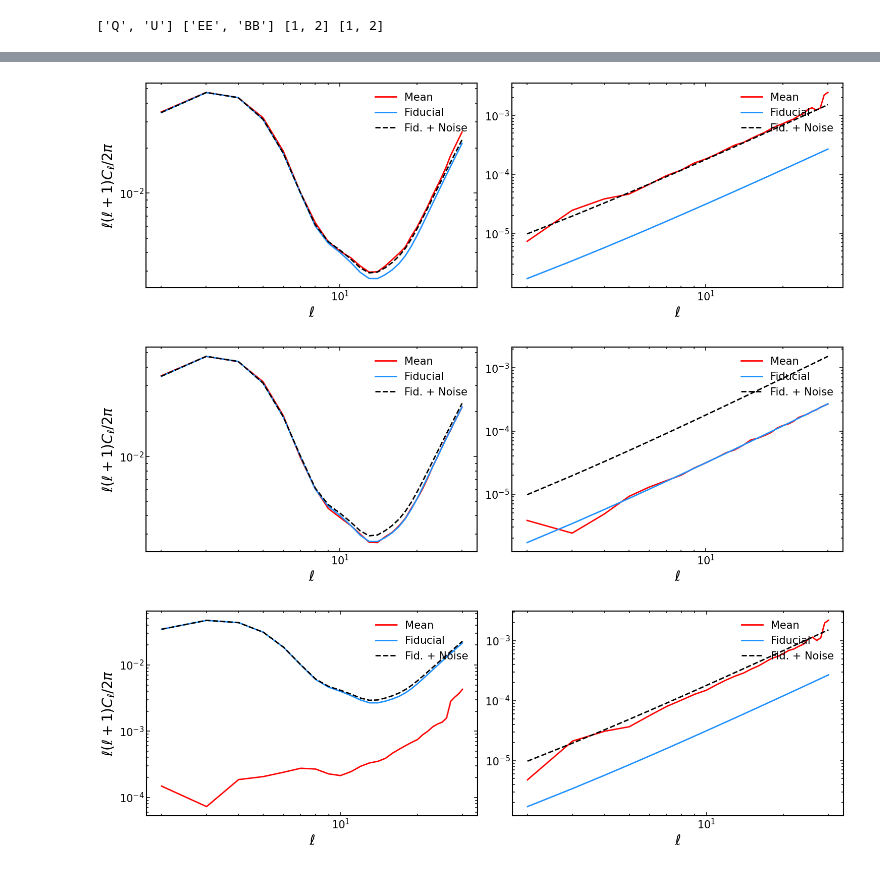
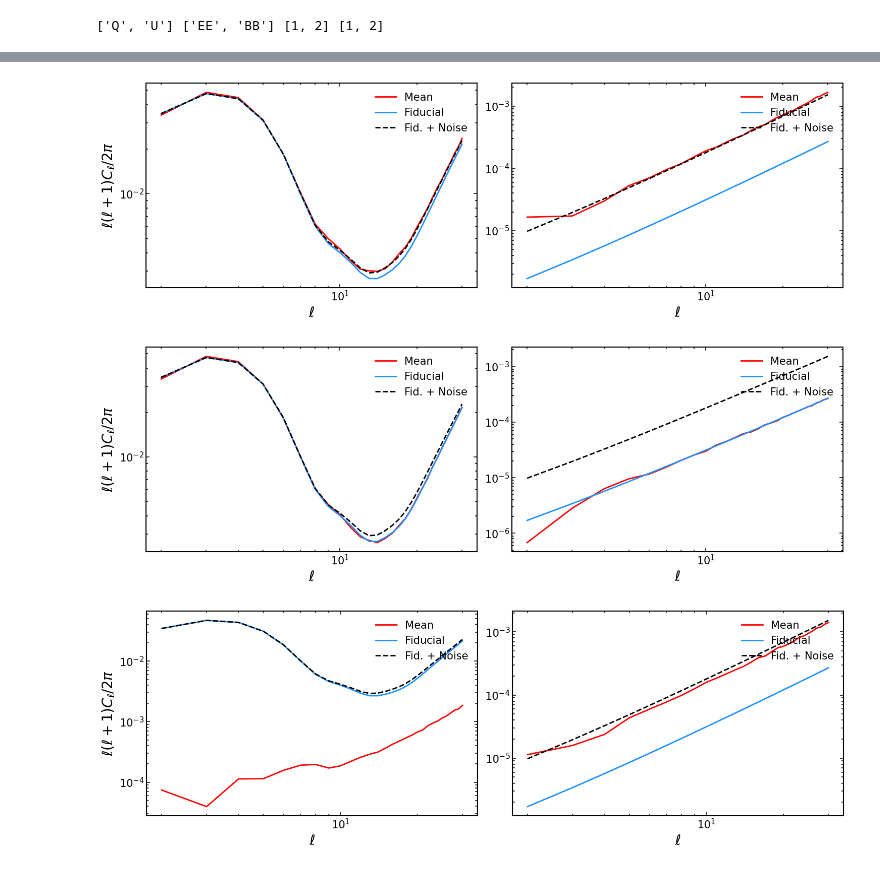
Before and after one commit to ggalloni/LB_handson, a Jupyter notebook: setting_up_the_analysis.ipynb, the cells around one changed output, grey strips where cells are left out. Saved outputs shown, nothing was run; the diff lists cells and outputs as text; code cells hidden in the pictures.

```diff
--- a/setting_up_the_analysis.ipynb
+++ b/setting_up_the_analysis.ipynb
@@ -219,5 +289,17 @@ bins = xqml.Bins.fromdeltal(2, lmax, 1)
 # %%
-esti = xqml.xQML(mask, bins, fiducial_spectrum.T, NA=NoiseVar, NB=NoiseVar, lmax=lmax, bell = bl[:, 2], fwhm=fwhm, spec=spec, pixwin=False, verbose=True)
+esti = xqml.xQML(
+    mask,
+    bins,
+    fiducial_spectrum_qml.T,
+    NA=NoiseVar,
+    NB=NoiseVar,
+    lmax=lmax_qml,
+    bell=bl_qml[:, 2],
+    fwhm=fwhm,
+    spec=spec,
+    pixwin=False,
+    verbose=True,
+)
 # %% [output]
 xQML
 spec:  ['EE', 'BB']
@@ -234,7 +316,7 @@ bool_mask = mask > 0
 
 for i in tqdm(range(N_sims), desc="Cut sky".center(30)):
     mapp = sims[i][istokes][:, bool_mask]
-    cutsky_spectra[i] = esti.get_spectra(mapp, mapp)
+    cutsky_spectra[i] = esti.get_spectra(mapp, mapp)[:, :lmax - 1]
 # %%
 CMB_cutsky_spectra = np.zeros((N_sims, 2, lmax - 1))
 
@@ -242,7 +324,7 @@ bool_mask = mask > 0
 
 for i in tqdm(range(N_sims), desc="Cut sky".center(30)):
     mapp = CMB_sims[i][istokes][:, bool_mask]
-    CMB_cutsky_spectra[i] = esti.get_spectra(mapp, mapp)
+    CMB_cutsky_spectra[i] = esti.get_spectra(mapp, mapp)[:, :lmax - 1]
 # %%
 noise_cutsky_spectra = np.zeros((N_sims, 2, lmax - 1))
 
@@ -250,7 +332,7 @@ bool_mask = mask > 0
 
 for i in tqdm(range(N_sims), desc="Cut sky".center(30)):
     mapp = noise_sims[i][istokes][:, bool_mask]
-    noise_cutsky_spectra[i] = esti.get_spectra(mapp, mapp)
+    noise_cutsky_spectra[i] = esti.get_spectra(mapp, mapp)[:, :lmax - 1]
 # %%
 filename = f"cutsky_spectra_{fsky}fsky_80arcminbeam_1000sims.npy"
 
@@ -274,52 +356,88 @@ fig, ax = plt.subplots(1, 2, figsize=(15, 5))
 
 ax[0].plot(ell, ell_factor * np.mean(cutsky_spectra[:, 0], axis=0), label="Mean")
 ax[0].plot(ell, ell_factor * fiducial_spectrum[2:, 1], label="Fiducial")
-ax[0].plot(ell, ell_factor * (fiducial_spectrum[2:, 1] + noise_spectrum), label="Fid. + Noise", ls = "--", color = "black")
+ax[0].plot(
+    ell,
+    ell_factor * (fiducial_spectrum[2:, 1] + noise_spectrum),
+    label="Fid. + Noise",
+    ls="--",
+    color="black",
+)
 
 ax[1].plot(ell, ell_factor * np.mean(cutsky_spectra[:, 1], axis=0), label="Mean")
 ax[1].plot(ell, ell_factor * fiducial_spectrum[2:, 2], label="Fiducial")
-ax[1].plot(ell, ell_factor * (fiducial_spectrum[2:, 2] + noise_spectrum), label="Fid. + Noise", ls = "--", color = "black")
+ax[1].plot(
+    ell,
+    ell_factor * (fiducial_spectrum[2:, 2] + noise_spectrum),
+    label="Fid. + Noise",
+    ls="--",
+    color="black",
+)
 
 ax[0].set_ylabel(r"$\ell(\ell+1)C_{\ell}/2\pi$")
 for i in range(2):
     ax[i].loglog()
-    ax[i].legend(loc = "upper right")
+    ax[i].legend(loc="upper right")
     ax[i].set_xlabel(r"$\ell$")
 
 fig, ax = plt.subplots(1, 2, figsize=(15, 5))
 
 ax[0].plot(ell, ell_factor * np.mean(CMB_cutsky_spectra[:, 0], axis=0), label="Mean")
 ax[0].plot(ell, ell_factor * fiducial_spectrum[2:, 1], label="Fiducial")
-ax[0].plot(ell, ell_factor * (fiducial_spectrum[2:, 1] + noise_spectrum), label="Fid. + Noise", ls = "--", color = "black")
+ax[0].plot(
+    ell,
+    ell_factor * (fiducial_spectrum[2:, 1] + noise_spectrum),
+    label="Fid. + Noise",
+    ls="--",
+    color="black",
+)
 
 ax[1].plot(ell, ell_factor * np.mean(CMB_cutsky_spectra[:, 1], axis=0), label="Mean")
 ax[1].plot(ell, ell_factor * fiducial_spectrum[2:, 2], label="Fiducial")
-ax[1].plot(ell, ell_factor * (fiducial_spectrum[2:, 2] + noise_spectrum), label="Fid. + Noise", ls = "--", color = "black")
+ax[1].plot(
+    ell,
+    ell_factor * (fiducial_spectrum[2:, 2] + noise_spectrum),
+    label="Fid. + Noise",
+    ls="--",
+    color="black",
+)
 
 ax[0].set_ylabel(r"$\ell(\ell+1)C_{\ell}/2\pi$")
 for i in range(2):
     ax[i].loglog()
-    ax[i].legend(loc = "upper right")
+    ax[i].legend(loc="upper right")
     ax[i].set_xlabel(r"$\ell$")
 
 fig, ax = plt.subplots(1, 2, figsize=(15, 5))
 
 ax[0].plot(ell, ell_factor * np.mean(noise_cutsky_spectra[:, 0], axis=0), label="Mean")
 ax[0].plot(ell, ell_factor * fiducial_spectrum[2:, 1], label="Fiducial")
-ax[0].plot(ell, ell_factor * (fiducial_spectrum[2:, 1] + noise_spectrum), label="Fid. + Noise", ls = "--", color = "black")
+ax[0].plot(
+    ell,
+    ell_factor * (fiducial_spectrum[2:, 1] + noise_spectrum),
+    label="Fid. + Noise",
+    ls="--",
+    color="black",
+)
 
 ax[1].plot(ell, ell_factor * np.mean(noise_cutsky_spectra[:, 1], axis=0), label="Mean")
 ax[1].plot(ell, ell_factor * fiducial_spectrum[2:, 2], label="Fiducial")
-ax[1].plot(ell, ell_factor * (fiducial_spectrum[2:, 2] + noise_spectrum), label="Fid. + Noise", ls = "--", color = "black")
+ax[1].plot(
+    ell,
+    ell_factor * (fiducial_spectrum[2:, 2] + noise_spectrum),
+    label="Fid. + Noise",
+    ls="--",
+    color="black",
+)
 
 ax[0].set_ylabel(r"$\ell(\ell+1)C_{\ell}/2\pi$")
 for i in range(2):
     ax[i].loglog()
-    ax[i].legend(loc = "upper right")
+    ax[i].legend(loc="upper right")
     ax[i].set_xlabel(r"$\ell$")
 
 plt.show()
 # %% [output]
-[figure, old version]
+[figure, new version]
-[figure, old version]
+[figure, new version]
-[figure, old version]
+[figure, new version]
```
Also changed, not shown: parts of 15 cells of this notebook, 2 other files.
